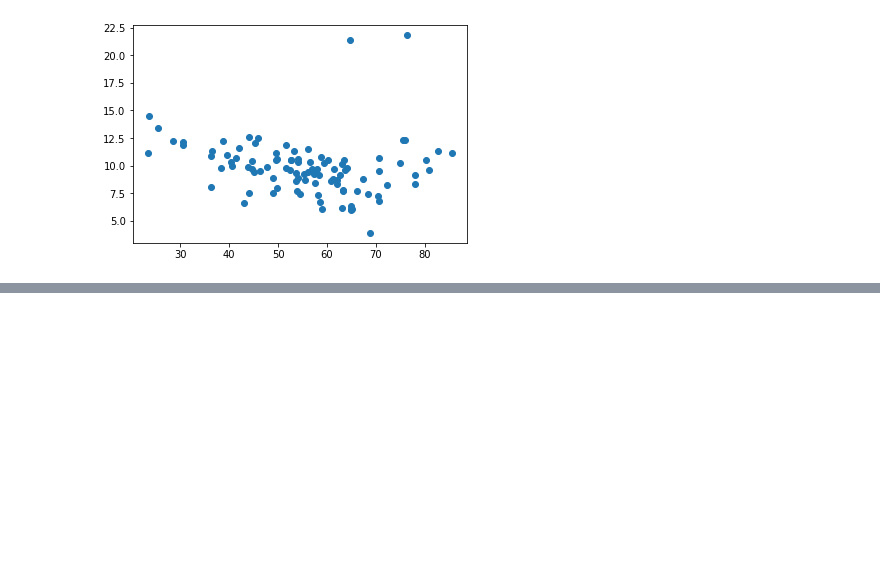
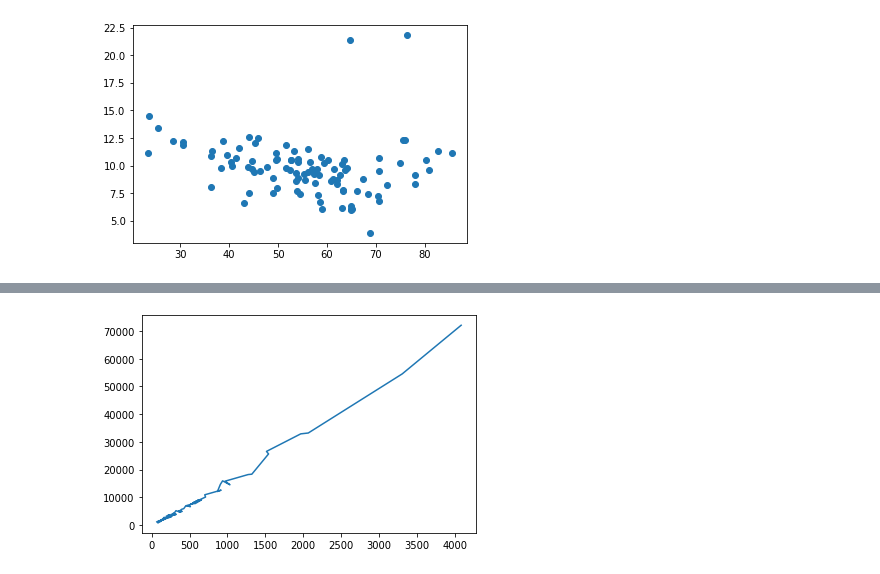
Before and after one commit to ravi260372/Data_Science_Python, a Jupyter notebook: DPhi_Data_Visualization.ipynb, the cells around one changed output, grey strips where cells are left out. Cells and saved outputs as stored; diff of their text form; code cells hidden in the pictures; blank space fills up the shorter version.

```diff
--- a/DPhi_Data_Visualization.ipynb
+++ b/DPhi_Data_Visualization.ipynb
@@ -86,0 +97,6 @@ plt.show(); # visualize the plot
+# %%
+# trend of workforce and income
+plt.plot(df.work_force , df.income) # plot the line chart
+plt.show(); # display the visualization
+# %% [output]
+[figure, added]
```
Also changed, not shown: parts of 38 cells of this notebook.
